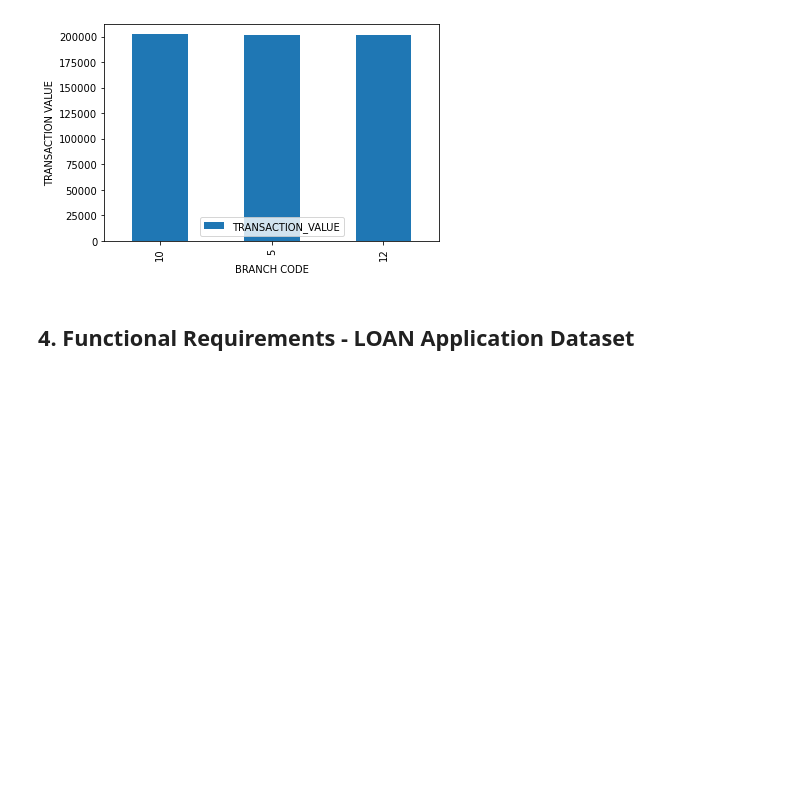
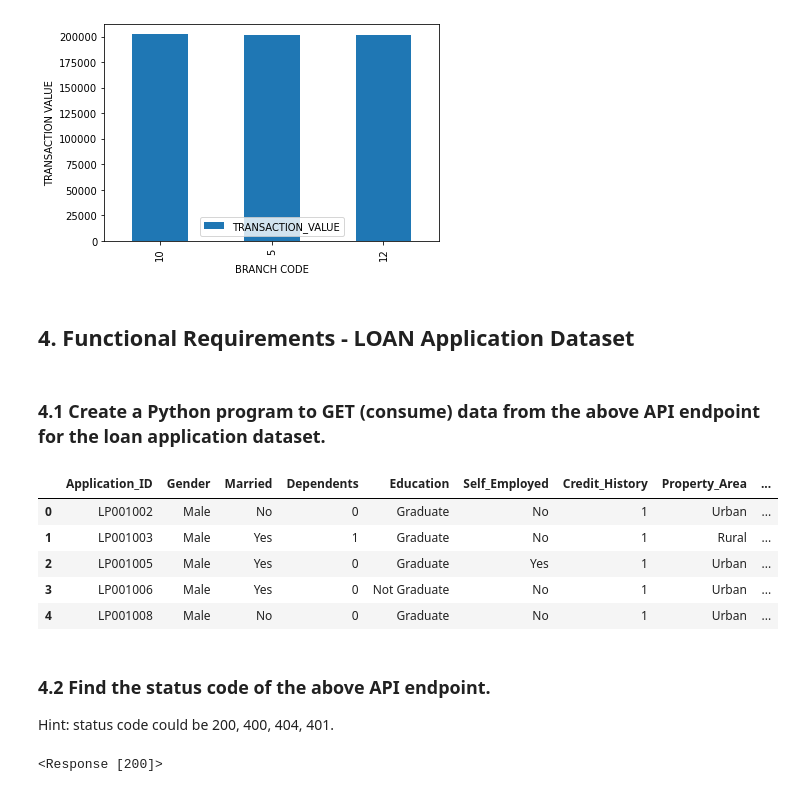
Before and after one commit to vitasunnie0812/Capstone_project, a Jupyter notebook: CAPSTONE_PROJECT.ipynb, the cells around one changed output. Saved outputs shown, nothing was run; the diff lists cells and outputs as text; code cells hidden in the pictures; blank space fills up the shorter version.

```diff
--- a/CAPSTONE_PROJECT.ipynb
+++ b/CAPSTONE_PROJECT.ipynb
@@ -740,3 +740,5 @@ Text(0, 0.5, 'TRANSACTION VALUE')
 [figure]
 # %% [markdown]
 ## 4. Functional Requirements - LOAN Application Dataset
+# %% [markdown]
+### 4.1 Create a Python program to GET (consume) data from the above API endpoint for the loan application dataset.
@@ -742,0 +748,21 @@ Text(0, 0.5, 'TRANSACTION VALUE')
+# %%
+response = requests.get("https://raw.githubusercontent.com/platformps/LoanDataset/main/loan_data.json")
+type(response)
+data = pd.DataFrame(response.json())
+# %%
+data.head()
+# %% [output]
+|  | Application_ID | Gender | Married | Dependents | Education | Self_Employed | Credit_History | Property_Area | ... |
+| 0 | LP001002 | Male | No | 0 | Graduate | No | 1 | Urban | ... |
+| 1 | LP001003 | Male | Yes | 1 | Graduate | No | 1 | Rural | ... |
+| 2 | LP001005 | Male | Yes | 0 | Graduate | Yes | 1 | Urban | ... |
+| 3 | LP001006 | Male | Yes | 0 | Not Graduate | No | 1 | Urban | ... |
+| 4 | LP001008 | Male | No | 0 | Graduate | No | 1 | Urban | ... |
+# %% [markdown]
+### 4.2 Find the status code of the above API endpoint.
+
+Hint: status code could be 200, 400, 404, 401.
+# %%
+print(response)
+# %% [output]
+<Response [200]>
```
Also changed, not shown: parts of 5 cells of this notebook.
